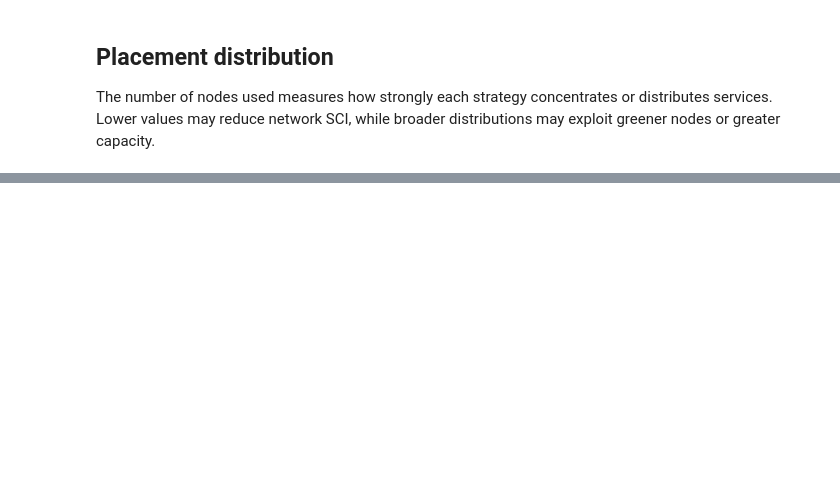
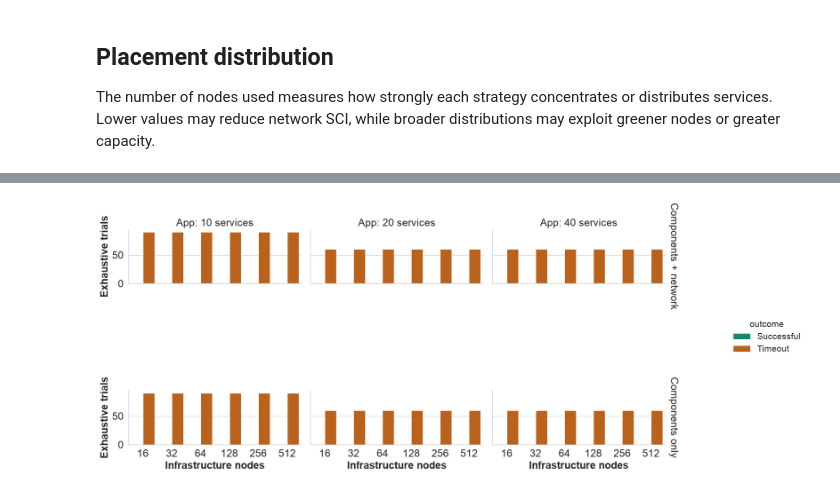
Before and after one commit to di-unipi-socc/sci-aware-msa-placement, a Jupyter notebook: results-network/analyse.ipynb, the cells around one changed output, grey strips where cells are left out. Drawn from its saved outputs; the diff is of its cells as text; code cells hidden in the pictures; blank space fills up the shorter version.

Commit message:
feat: Update results

```diff
--- a/results-network/analyse.ipynb
+++ b/results-network/analyse.ipynb
@@ -399,0 +404,80 @@ Saved: /Users/jacopomassa/GitHub/sci-aware-msa-placement/results-network/plots/r
+# %%
+exhaustive_runs = results.loc[results["heuristic_name"] == "exhaustive"].copy()
+if exhaustive_runs.empty:
+    print("No exhaustive trials found in this dataset.")
+else:
+    exhaustive_status = (
+        exhaustive_runs.groupby(
+            ["scope", "application_size", "infrastructure_size"],
+            dropna=False,
+        )
+        .agg(
+            trials=("success", "size"),
+            successful=("success", "sum"),
+            timeouts=("timeout", "sum"),
+        )
+        .reset_index()
+        .sort_values(["scope", "application_size", "infrastructure_size"])
+    )
+    outcomes = exhaustive_status.melt(
+        id_vars=["scope", "application_size", "infrastructure_size"],
+        value_vars=["successful", "timeouts"],
+        var_name="outcome",
+        value_name="count",
+    )
+    outcomes["outcome"] = outcomes["outcome"].map(
+        {"successful": "Successful", "timeouts": "Timeout"}
+    )
+    outcomes["scope_label"] = outcomes["scope"].map(
+        {
+            "components_only": "Components only",
+            "components_and_network": "Components + network",
+        }
+    )
+    g = sns.catplot(
+        data=outcomes,
+        x="infrastructure_size",
+        y="count",
+        hue="outcome",
+        row="scope_label",
+        col="application_size",
+        kind="bar",
+        errorbar=None,
+        height=3.5,
+        aspect=0.95,
+        margin_titles=True,
+        palette={"Successful": "#009E73", "Timeout": "#D55E00"},
+    )
+    g.set_axis_labels("Infrastructure nodes", "Exhaustive trials")
+    g.set_titles(row_template="{row_name}", col_template="App: {col_name} services")
+    g.figure.set_size_inches(18, 8)
+    save_plot("exhaustive-outcomes-by-size-and-scope", g.fig)
+    print(
+        f"Exhaustive: {int(exhaustive_runs['success'].sum()):,}/"
+        f"{len(exhaustive_runs):,} successful; "
+        f"{int(exhaustive_runs['timeout'].sum()):,} timeouts."
+    )
+
+failure_counts = (
+    failed.assign(
+        failure_type=np.where(failed["timeout"], "Timeout", "Other failure")
+    )
+    .groupby(["heuristic_name", "failure_type"])
+    .size()
+    .unstack(fill_value=0)
+    .reindex(index=sorted(results["heuristic_name"].dropna().unique()))
+    .reindex(columns=["Timeout", "Other failure"], fill_value=0)
+)
+ax = failure_counts.plot(
+    kind="bar",
+    stacked=True,
+    figsize=(12, 6),
+    color=["#D55E00", "#999999"],
+)
+ax.set_xlabel("Heuristic family (parameter variants pooled)")
+ax.set_ylabel("Failed trials")
+ax.legend(title="Failure type")
+plt.xticks(rotation=30, ha="right")
+save_plot("failed-trials-by-heuristic")
+# %% [output]
+[figure, added]
```
Also changed, not shown: parts of 16 cells of this notebook, 9 other files.
